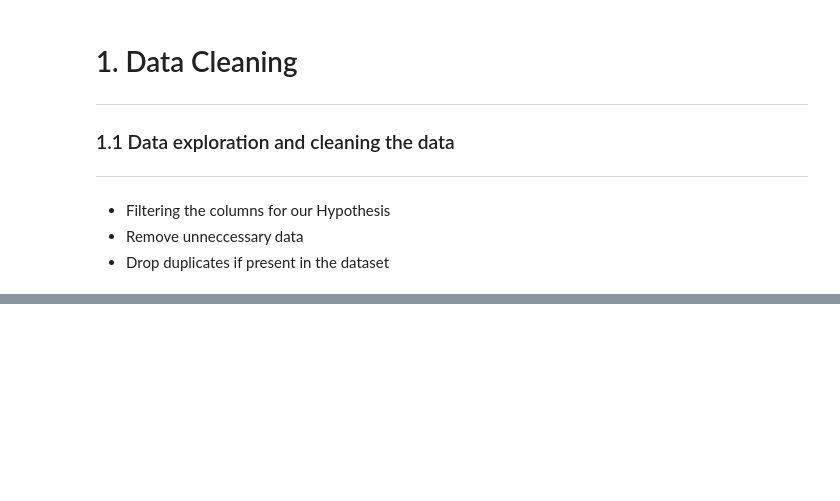
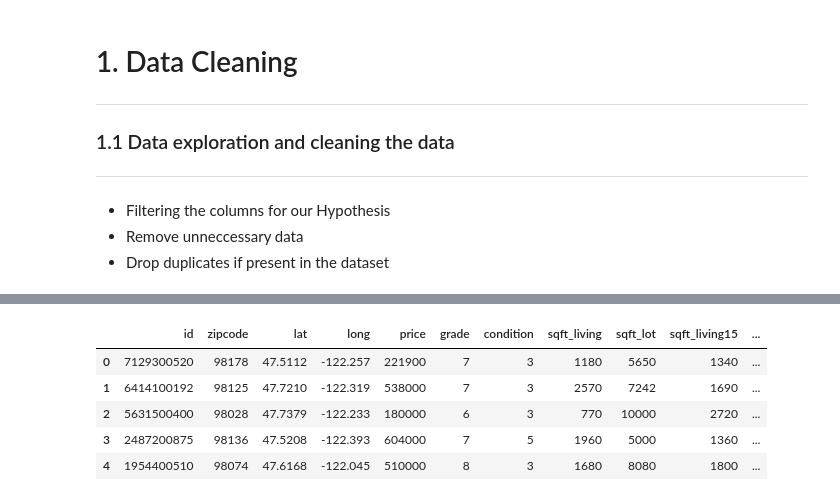
Before and after one commit to vaibhavredekar/ds-eda-project, a Jupyter notebook: eda_project_implementation.ipynb, the cells around one changed output, grey strips where cells are left out. Cells and saved outputs as stored; diff of their text form; code cells hidden in the pictures; blank space fills up the shorter version.

```diff
--- a/eda_project_implementation.ipynb
+++ b/eda_project_implementation.ipynb
@@ -329,0 +399,14 @@ print(df, type(df))
+# %%
+df_h3['zipcode'].describe()
+
+# df_h3['price_per_sqft']= df_h3[df_h3['price'] / df_h3['sqft_living']]
+
+df_h3.eval('price_per_sqft = price / sqft_living', inplace=True)
+df_h3.head()
+# %% [output]
+|  | id | zipcode | lat | long | price | grade | condition | sqft_living | sqft_lot | sqft_living15 | ... |
+| 0 | 7129300520 | 98178 | 47.5112 | -122.257 | 221900 | 7 | 3 | 1180 | 5650 | 1340 | ... |
+| 1 | 6414100192 | 98125 | 47.7210 | -122.319 | 538000 | 7 | 3 | 2570 | 7242 | 1690 | ... |
+| 2 | 5631500400 | 98028 | 47.7379 | -122.233 | 180000 | 6 | 3 | 770 | 10000 | 2720 | ... |
+| 3 | 2487200875 | 98136 | 47.5208 | -122.393 | 604000 | 7 | 5 | 1960 | 5000 | 1360 | ... |
+| 4 | 1954400510 | 98074 | 47.6168 | -122.045 | 510000 | 8 | 3 | 1680 | 8080 | 1800 | ... |
```
Also changed, not shown: parts of 7 cells of this notebook, 4 other files.
